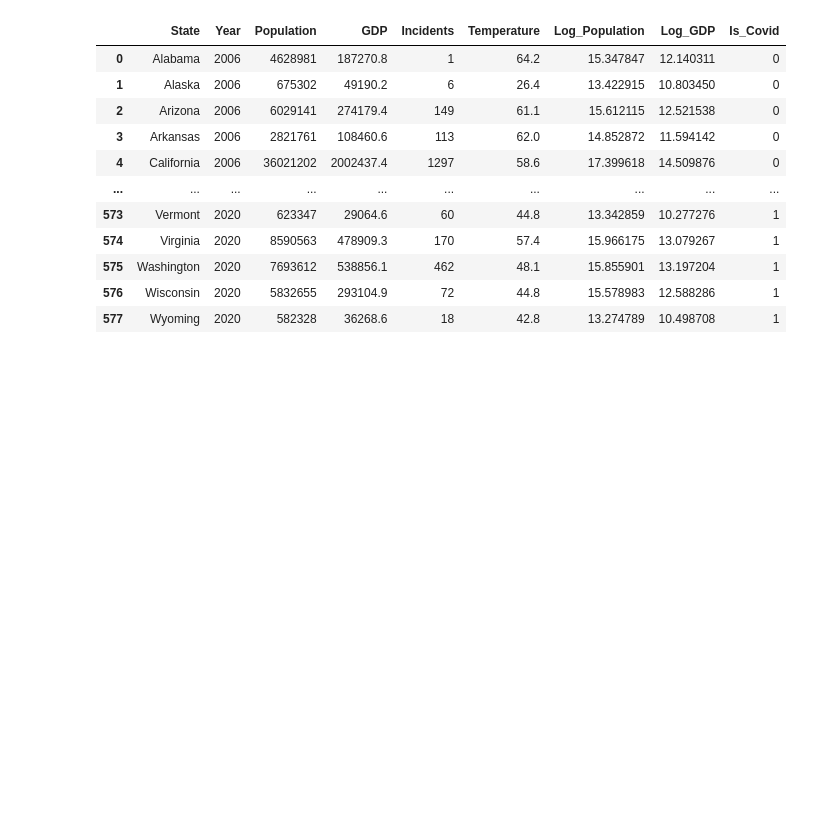
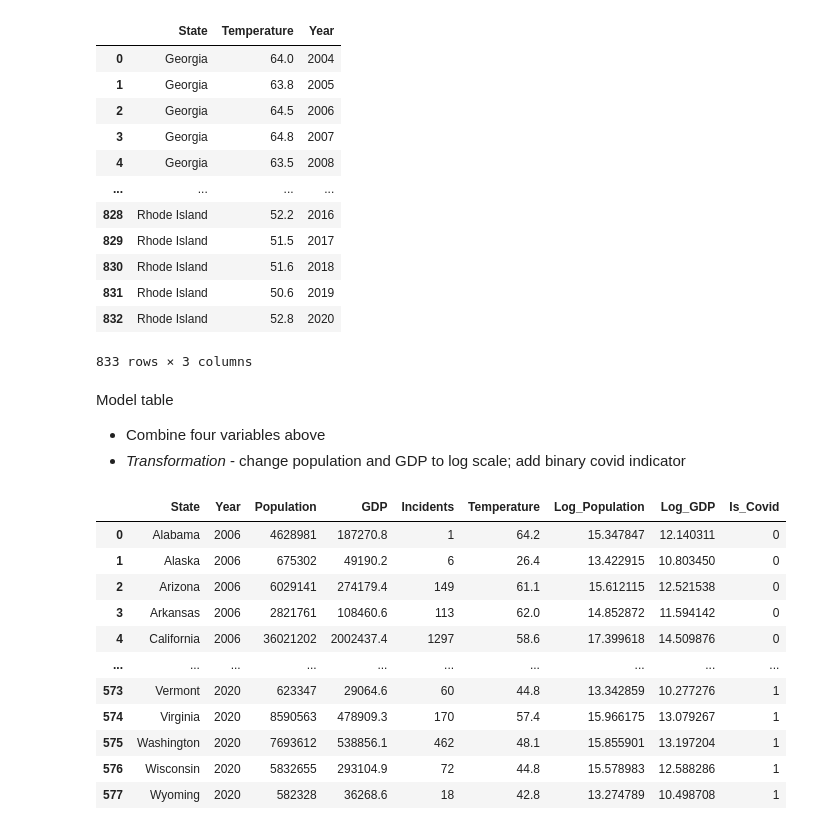
Before and after one commit to ChenTsizhen/2950_Project, a Jupyter notebook: master.ipynb, the cells around one changed output. Saved outputs shown, nothing was run; the diff lists cells and outputs as text; code cells hidden in the pictures; blank space fills up the shorter version.

```diff
--- a/master.ipynb
+++ b/master.ipynb
@@ -79,27 +137,46 @@ table_gdp = pd.melt(table_gdp, id_vars=['State'], value_vars=table_gdp.columns[1
 # %%
 # read all csv in temperature folder
 path = './avg_temp'
 csv_files = glob.glob(path + '/*.csv')
 
 dfs = []
 for f in csv_files:
     df = pd.read_csv(f)
 
     # Get State column
     parts = f.split('/')
     part = parts[2].split('.')
     df['State'] = part[0]
 
     # Formatting
     df['Temperature'] = df['Value']
     df['Year'] = (df['Date']/100).astype(int).astype(str)
     df = df.drop(columns=['Date', 'Value', 'Anomaly'])
 
     # Combine all avg_temp df
     dfs.append(df)
 
 table_temp = pd.concat(dfs).reset_index(drop=True)
-# table_temp
+table_temp
+# %% [output]
+|  | State | Temperature | Year |
+| 0 | Georgia | 64.0 | 2004 |
+| 1 | Georgia | 63.8 | 2005 |
+| 2 | Georgia | 64.5 | 2006 |
+| 3 | Georgia | 64.8 | 2007 |
+| 4 | Georgia | 63.5 | 2008 |
+| ... | ... | ... | ... |
+| 828 | Rhode Island | 52.2 | 2016 |
+| 829 | Rhode Island | 51.5 | 2017 |
+| 830 | Rhode Island | 51.6 | 2018 |
+| 831 | Rhode Island | 50.6 | 2019 |
+| 832 | Rhode Island | 52.8 | 2020 |
+833 rows × 3 columns
+# %% [markdown]
+Model table
+
+- Combine four variables above
+- *Transformation* - change population and GDP to log scale; add binary covid indicator
 # %%
 # Combine all input features and the output
 table = table_pop.merge(table_gdp, on=['State', 'Year'])
```
Also changed, not shown: parts of 16 cells of this notebook, 1 other file.
